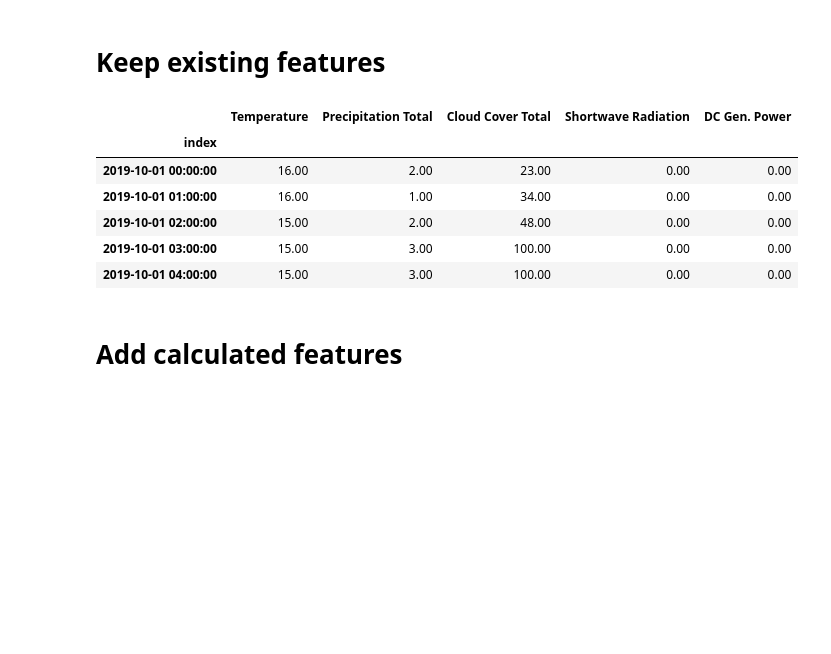
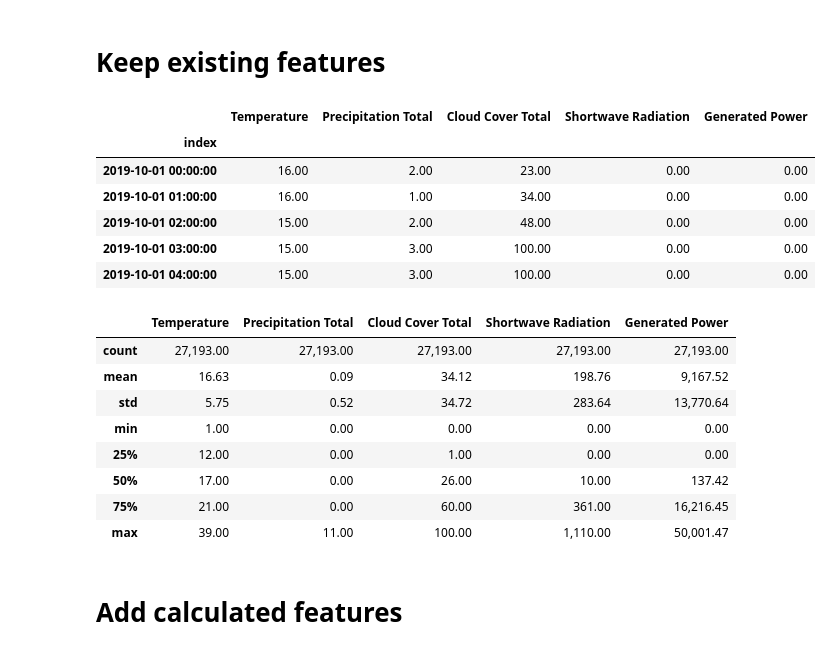
Before and after one commit to Renovus-Tech/solarec-python, a Jupyter notebook: app/ml/notebooks/anomaly_detection/5 - Training production model.ipynb, the cells around one changed output. Saved outputs shown, nothing was run; the diff lists cells and outputs as text; code cells hidden in the pictures; blank space fills up the shorter version.

Commit message:
#29 - Generate predictions for anomaly detection

```diff
--- a/app/ml/notebooks/anomaly_detection/5 - Training production model.ipynb
+++ b/app/ml/notebooks/anomaly_detection/5 - Training production model.ipynb
@@ -29,7 +30,7 @@ pd.set_option('display.expand_frame_repr', True)
 # %% [markdown]
 # Load Data
 # %%
-GEN_DATA_PATH = os.path.join('..', '..', 'data', '1_pre_processed_data.parquet')
+GEN_DATA_PATH = os.path.join('ml', 'data', '1_pre_processed_data.parquet')
 df = pd.read_parquet(GEN_DATA_PATH)
 # %%
 display(df.head())
@@ -49,20 +50,30 @@ features_to_keep = [
     'Precipitation Total',
     'Cloud Cover Total',
     'Shortwave Radiation',
-    'DC Gen. Power'
+    'Generated Power'
 ]
 # remove irrelevant features
 df = df[features_to_keep]
 # %%
 display(df.head())
+display(df.describe())
 # %% [output]
-|  | Temperature | Precipitation Total | Cloud Cover Total | Shortwave Radiation | DC Gen. Power |
+|  | Temperature | Precipitation Total | Cloud Cover Total | Shortwave Radiation | Generated Power |
 | index |  |  |  |  |  |
 | 2019-10-01 00:00:00 | 16.00 | 2.00 | 23.00 | 0.00 | 0.00 |
 | 2019-10-01 01:00:00 | 16.00 | 1.00 | 34.00 | 0.00 | 0.00 |
 | 2019-10-01 02:00:00 | 15.00 | 2.00 | 48.00 | 0.00 | 0.00 |
 | 2019-10-01 03:00:00 | 15.00 | 3.00 | 100.00 | 0.00 | 0.00 |
 | 2019-10-01 04:00:00 | 15.00 | 3.00 | 100.00 | 0.00 | 0.00 |
+|  | Temperature | Precipitation Total | Cloud Cover Total | Shortwave Radiation | Generated Power |
+| count | 27,193.00 | 27,193.00 | 27,193.00 | 27,193.00 | 27,193.00 |
+| mean | 16.63 | 0.09 | 34.12 | 198.76 | 9,167.52 |
+| std | 5.75 | 0.52 | 34.72 | 283.64 | 13,770.64 |
+| min | 1.00 | 0.00 | 0.00 | 0.00 | 0.00 |
+| 25% | 12.00 | 0.00 | 1.00 | 0.00 | 0.00 |
+| 50% | 17.00 | 0.00 | 26.00 | 10.00 | 137.42 |
+| 75% | 21.00 | 0.00 | 60.00 | 361.00 | 16,216.45 |
+| max | 39.00 | 11.00 | 100.00 | 1,110.00 | 50,001.47 |
 # %% [markdown]
 # Add calculated features
 # %% [markdown]
```
Also changed, not shown: parts of 25 cells of this notebook, 14 other files.
